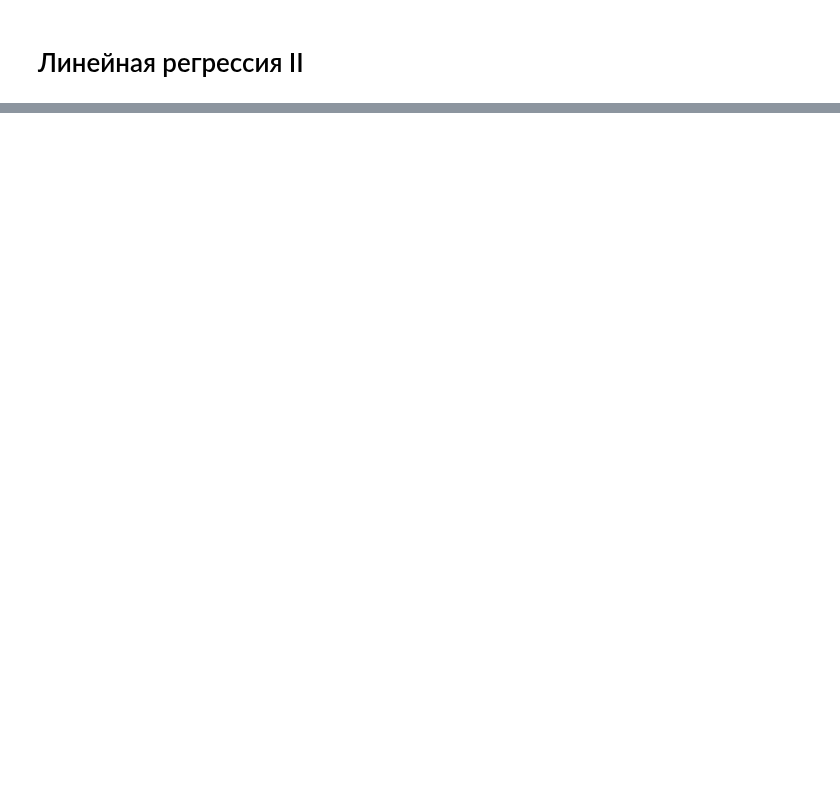
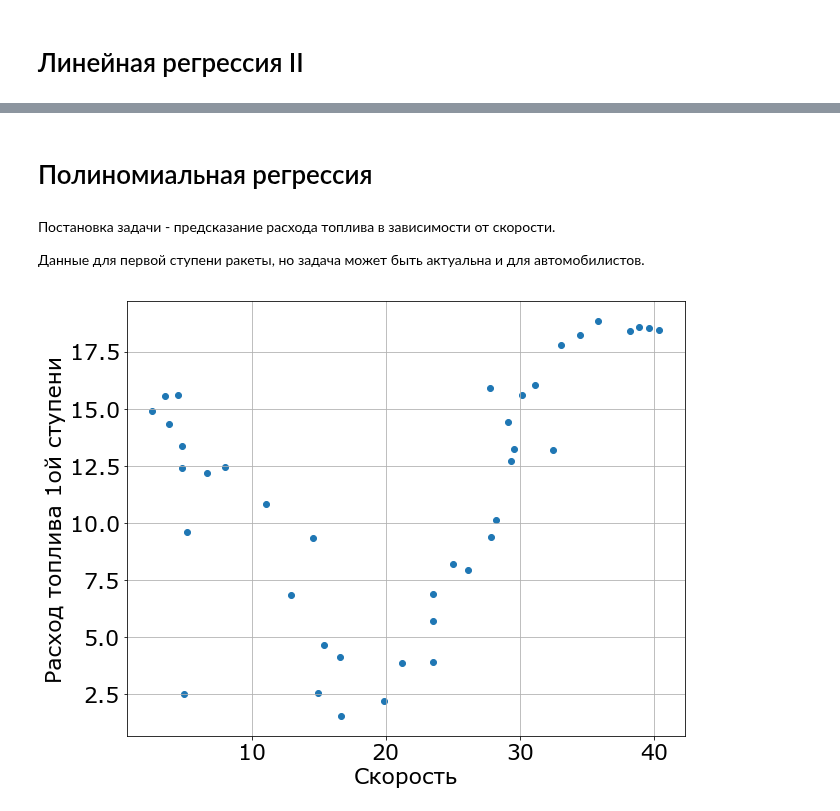
Before and after one commit to mts-machines-learn/ml-course-dec2019, a Jupyter notebook: 5. Линейная регрессия ll/Regression_2.ipynb, the cells around one changed output, grey strips where cells are left out. Drawn from its saved outputs; the diff is of its cells as text; code cells hidden in the pictures; blank space fills up the shorter version.

```diff
--- a/5. Линейная регрессия ll/Regression_2.ipynb
+++ b/5. Линейная регрессия ll/Regression_2.ipynb
@@ -524,0 +656,12 @@ def gradient_descent(theta_init, X_m, y, alpha, iters):
+# %% [markdown]
+# Полиномиальная регрессия
+# %% [markdown]
+Постановка задачи - предсказание расхода топлива в зависимости от скорости.
+
+Данные для первой ступени ракеты, но задача может быть актуальна и для автомобилистов.
+# %%
+X_train, y_train = get_data_for_polynom()
+# %%
+plot_poly_data(X_train, y_train)
+# %% [output]
+[figure, added]
```
Also changed, not shown: parts of 200 cells of this notebook, 3 other files.
